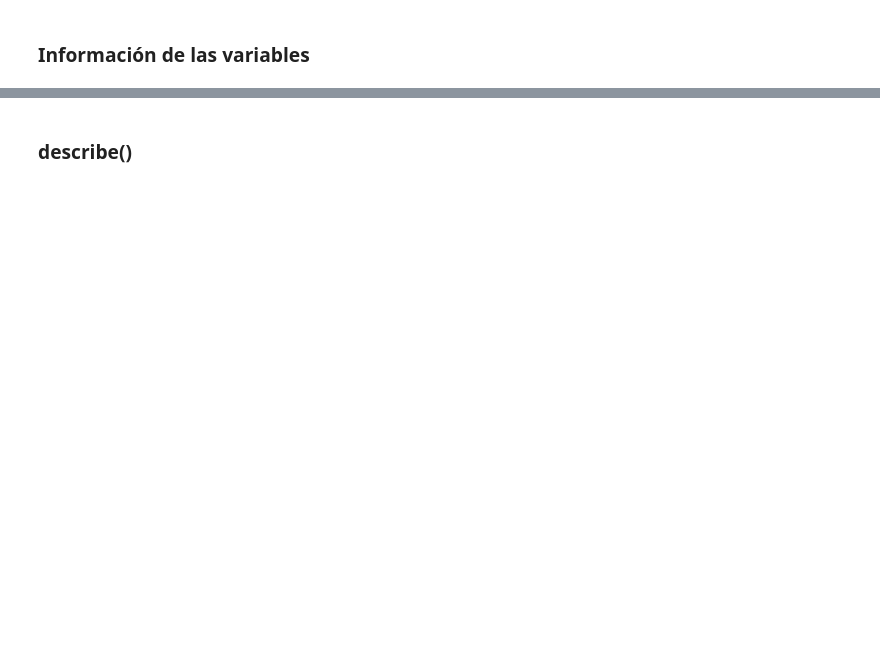
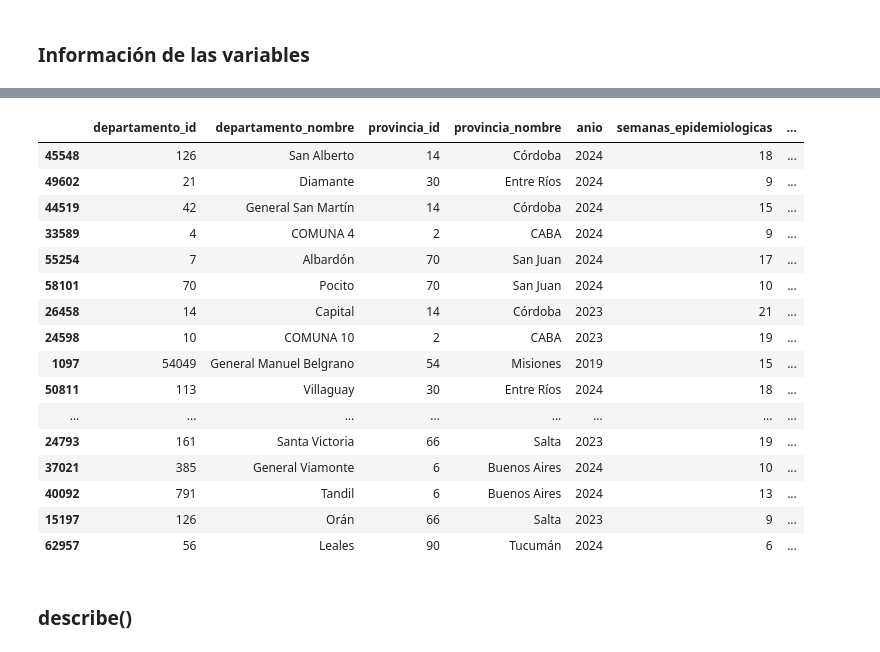
Before and after one commit to migue212852/SistemaSalud, a Jupyter notebook: Análisis_Casos_de_Dengue_en_Arg.ipynb, the cells around one changed output, grey strips where cells are left out. Cells and saved outputs as stored; diff of their text form; code cells hidden in the pictures; blank space fills up the shorter version.

```diff
--- a/Análisis_Casos_de_Dengue_en_Arg.ipynb
+++ b/Análisis_Casos_de_Dengue_en_Arg.ipynb
@@ -149,4 +148,28 @@ dtypes: float64(1), int64(2), object(7)
 memory usage: 5.2+ MB
+# %%
+# Obtener una muestra aleatoria de 100 filas
+sample_df = df.sample(n=30, random_state=42)  # random_state para reproducibilidad
+
+# Imprimir la muestra en pantalla
+display(sample_df)
+# %% [output]
+|  | departamento_id | departamento_nombre | provincia_id | provincia_nombre | anio | semanas_epidemiologicas | ... |
+| 45548 | 126 | San Alberto | 14 | Córdoba | 2024 | 18 | ... |
+| 49602 | 21 | Diamante | 30 | Entre Ríos | 2024 | 9 | ... |
+| 44519 | 42 | General San Martín | 14 | Córdoba | 2024 | 15 | ... |
+| 33589 | 4 | COMUNA 4 | 2 | CABA | 2024 | 9 | ... |
+| 55254 | 7 | Albardón | 70 | San Juan | 2024 | 17 | ... |
+| 58101 | 70 | Pocito | 70 | San Juan | 2024 | 10 | ... |
+| 26458 | 14 | Capital | 14 | Córdoba | 2023 | 21 | ... |
+| 24598 | 10 | COMUNA 10 | 2 | CABA | 2023 | 19 | ... |
+| 1097 | 54049 | General Manuel Belgrano | 54 | Misiones | 2019 | 15 | ... |
+| 50811 | 113 | Villaguay | 30 | Entre Ríos | 2024 | 18 | ... |
+| ... | ... | ... | ... | ... | ... | ... | ... |
+| 24793 | 161 | Santa Victoria | 66 | Salta | 2023 | 19 | ... |
+| 37021 | 385 | General Viamonte | 6 | Buenos Aires | 2024 | 10 | ... |
+| 40092 | 791 | Tandil | 6 | Buenos Aires | 2024 | 13 | ... |
+| 15197 | 126 | Orán | 66 | Salta | 2023 | 9 | ... |
+| 62957 | 56 | Leales | 90 | Tucumán | 2024 | 6 | ... |
 # %% [markdown]
 ### describe()
 # %%
```
Also changed, not shown: parts of 17 cells of this notebook.
